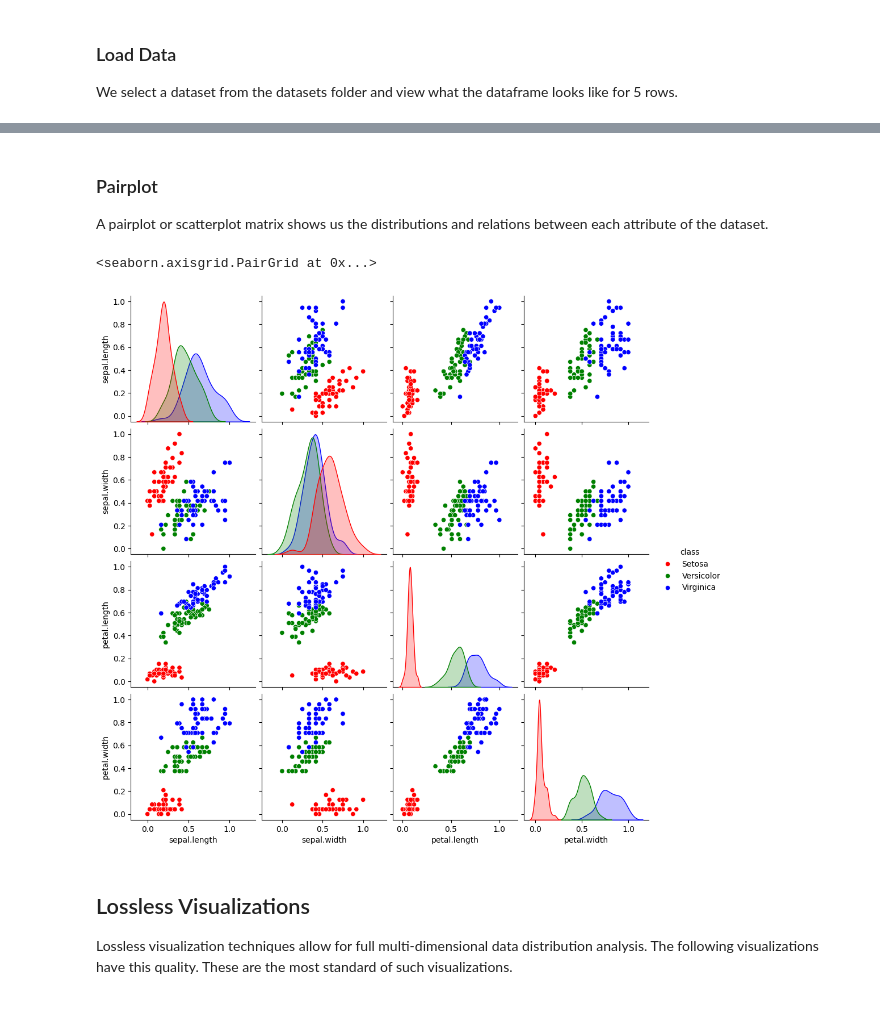
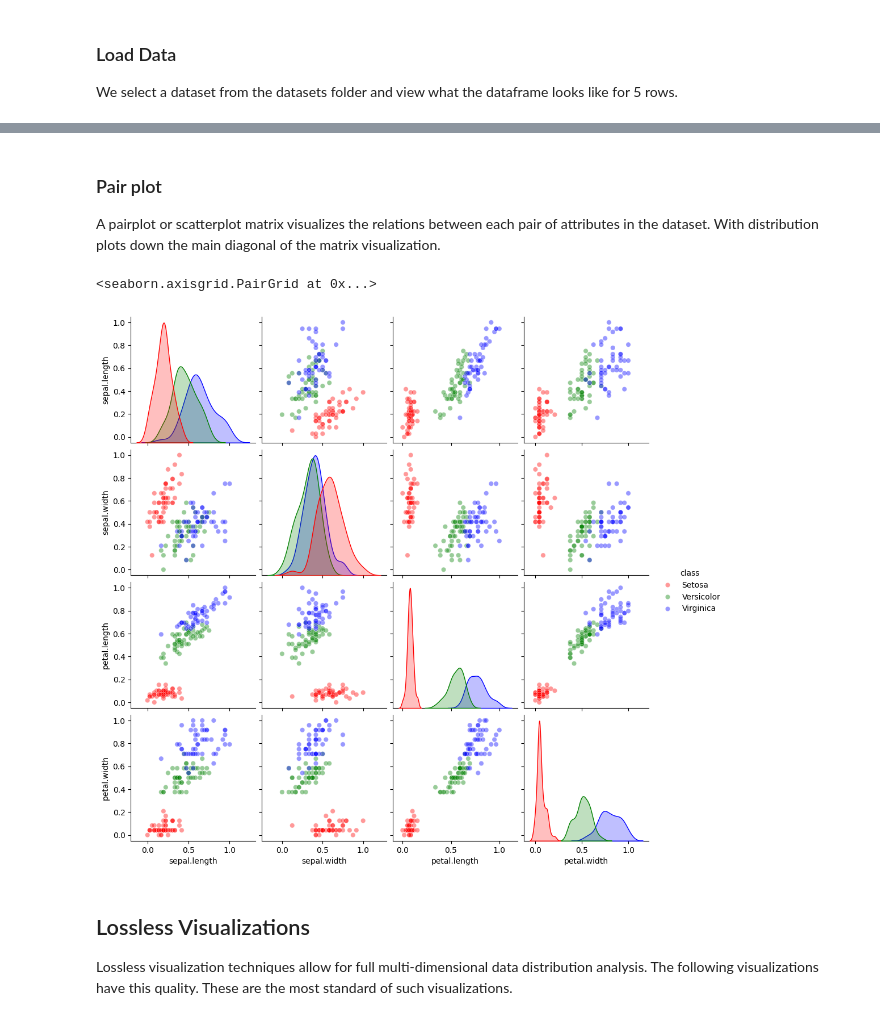
Before and after one commit to AvaAvarai/DataAnalysisNotebook, a Jupyter notebook: data_analysis.ipynb, the cells around one changed output, grey strips where cells are left out. Drawn from its saved outputs; the diff is of its cells as text; code cells hidden in the pictures.

```diff
--- a/data_analysis.ipynb
+++ b/data_analysis.ipynb
@@ -102,11 +123,7 @@ class_names = df['class'].unique()
 class_names = [name.lower() for name in class_names]
 
 # Binary classification
-if len(class_names) == 2 and ('positive' in class_names or 'negative' in class_names) or \
-    ('yes' in class_names or 'no' in class_names) or \
-    ('true' in class_names or 'false' in class_names) or \
-    ('1' in class_names or '0' in class_names) or \
-    ('malignant' in class_names or 'benign' in class_names):
+if len(class_names) == 2:
         cmap = sns.color_palette(['green', 'red'])
 
 # Three-class classification
@@ -117,15 +134,15 @@ elif len(class_names) == 3:
 else:
     cmap = sns.color_palette('viridis', len(class_names))
 # %% [markdown]
-### Pairplot
+### Pair plot
 
-A pairplot or scatterplot matrix shows us the distributions and relations between each attribute of the dataset.
+A pairplot or scatterplot matrix visualizes the relations between each pair of attributes in the dataset. With distribution plots down the main diagonal of the matrix visualization.
 # %%
 # Create a pairplot of the DataFrame
-sns.pairplot(df_normalized, hue='class', vars=columns, palette=cmap)
+sns.pairplot(df_normalized, hue='class', vars=columns, palette=cmap, plot_kws={'alpha': a})
 # %% [output]
 <seaborn.axisgrid.PairGrid at 0x...>
-[figure, old version]
+[figure, new version]
 # %% [markdown]
 ## Lossless Visualizations
 
```
Also changed, not shown: parts of 8 cells of this notebook, 1 other file.
